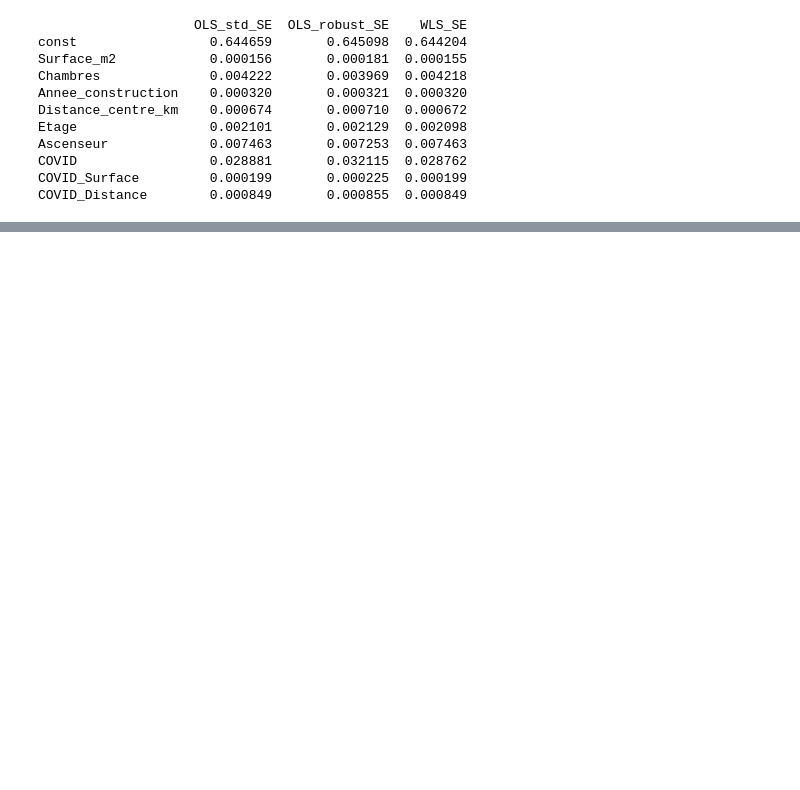
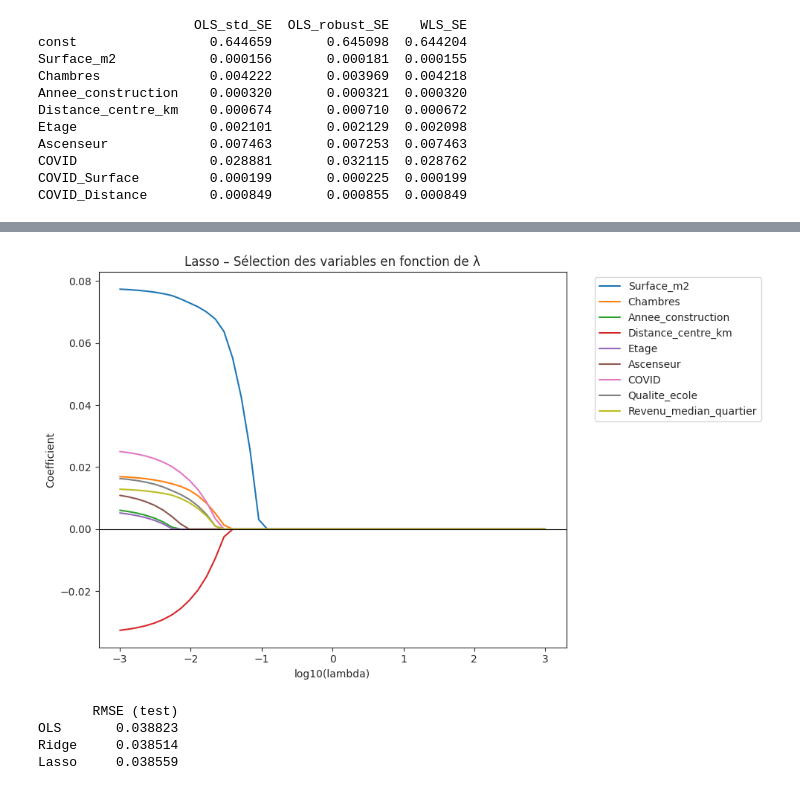
Before and after one commit to andrealoy/ImmoModel, a Jupyter notebook: applied_econometrics_housing_prices.ipynb, the cells around one changed output, grey strips where cells are left out. Drawn from its saved outputs; the diff is of its cells as text; code cells hidden in the pictures; blank space fills up the shorter version.

```diff
--- a/applied_econometrics_housing_prices.ipynb
+++ b/applied_econometrics_housing_prices.ipynb
@@ -629,0 +789,33 @@ bg_results
+# %%
+from sklearn.linear_model import Lasso
+
+lasso_coefs = []
+
+for l in lambdas:
+    lasso = Lasso(alpha=l, max_iter=10000)
+    lasso.fit(X_train_std, y_train)
+    lasso_coefs.append(lasso.coef_)
+
+lasso_coefs = pd.DataFrame(
+    lasso_coefs, columns=X.columns, index=lambdas
+)
+# %%
+plt.figure(figsize=(10, 6))
+
+for col in lasso_coefs.columns:
+    plt.plot(
+        np.log10(lasso_coefs.index),
+        lasso_coefs[col],
+        label=col
+    )
+
+plt.axhline(0, color="black", linewidth=0.8)
+plt.xlabel("log10(lambda)")
+plt.ylabel("Coefficient")
+plt.title("Lasso – Sélection des variables en fonction de λ")
+plt.legend(bbox_to_anchor=(1.05, 1), loc="upper left")
+plt.savefig("lasso_coefficients.png", dpi=300, bbox_inches="tight")
+plt.tight_layout()
+plt.show()
+# %% [output]
+[figure, added]
@@ -629,0 +836,33 @@ bg_results
+# %%
+from sklearn.linear_model import LinearRegression
+from sklearn.metrics import mean_squared_error
+
+# OLS
+ols = LinearRegression()
+ols.fit(X_train_std, y_train)
+y_pred_ols = ols.predict(X_test_std)
+
+# Ridge
+ridge_final = Ridge(alpha=lambda_ridge_opt)
+ridge_final.fit(X_train_std, y_train)
+y_pred_ridge = ridge_final.predict(X_test_std)
+
+# Lasso
+lasso_final = Lasso(alpha=lambda_lasso_opt)
+lasso_final.fit(X_train_std, y_train)
+y_pred_lasso = lasso_final.predict(X_test_std)
+
+rmse_table = pd.DataFrame({
+    "RMSE (test)": [
+        np.sqrt(mean_squared_error(y_test, y_pred_ols)),
+        np.sqrt(mean_squared_error(y_test, y_pred_ridge)),
+        np.sqrt(mean_squared_error(y_test, y_pred_lasso))
+    ]
+}, index=["OLS", "Ridge", "Lasso"])
+
+print(rmse_table)
+# %% [output]
+       RMSE (test)
+OLS       0.038823
+Ridge     0.038514
+Lasso     0.038559
```
Also changed, not shown: parts of 37 cells of this notebook, 3 other files.
